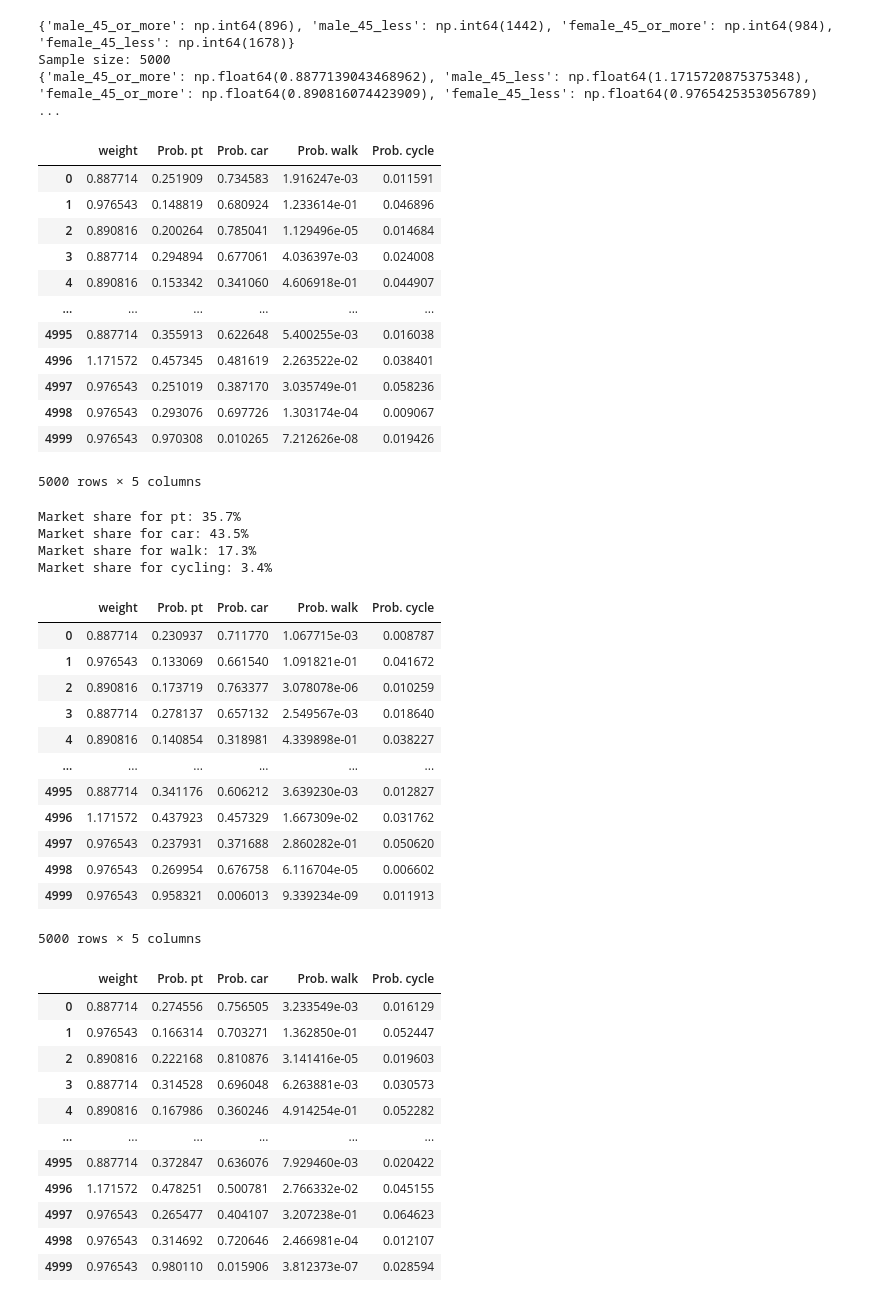
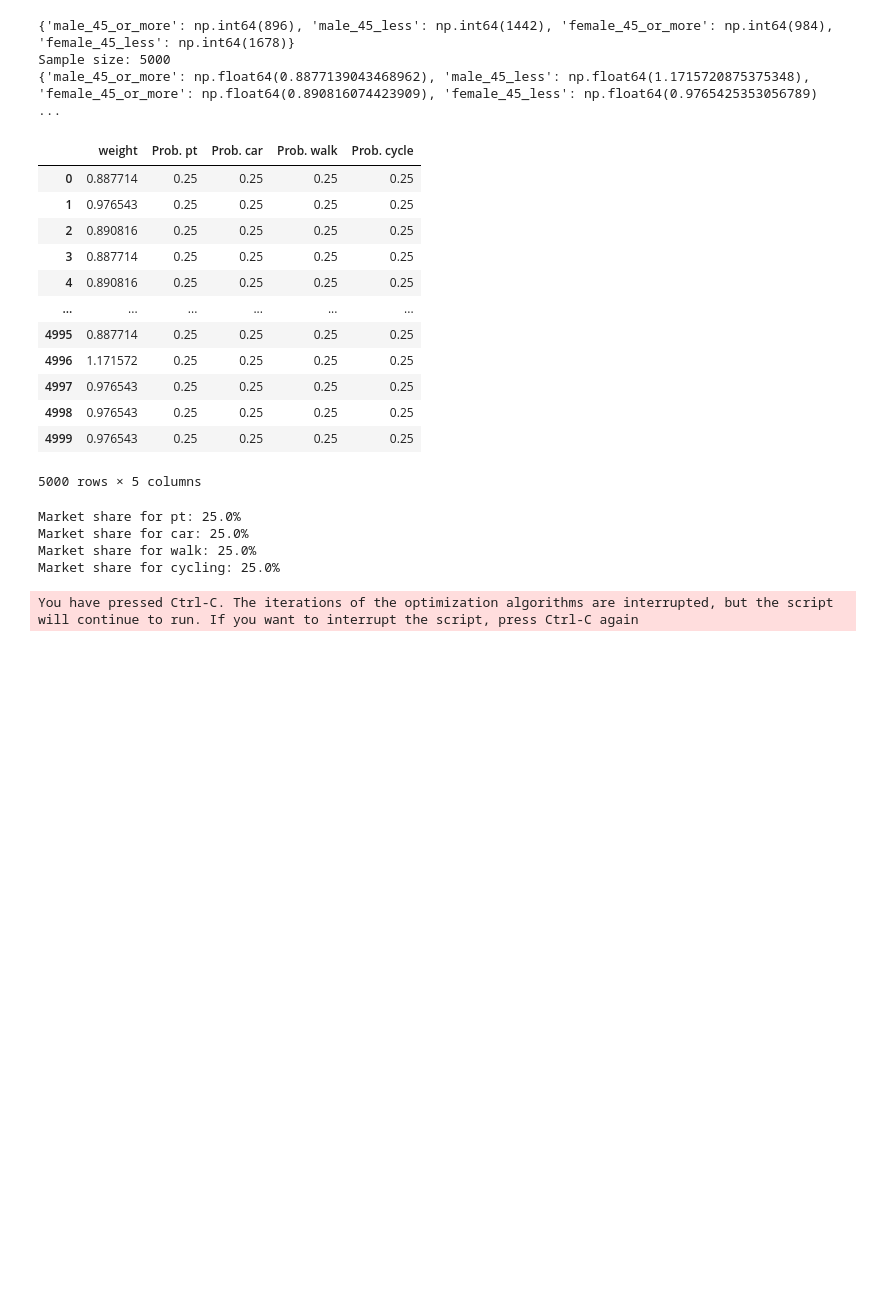
Before and after one commit to jayati-17/Discrete_choice_modelling, a Jupyter notebook: nb_Leo copy.ipynb, the cells around one changed output. Saved outputs shown, nothing was run; the diff lists cells and outputs as text; code cells hidden in the pictures; blank space fills up the shorter version.

```diff
--- a/nb_Leo copy.ipynb
+++ b/nb_Leo copy.ipynb
@@ -572,6 +668,5 @@ all_results['Model_3'] = biogeme.estimate()
 # %%
-# MODEL 4
-
+# FORECASTING
 
 # Define driving cost
 cost_driving = cost_driving_ccharge + cost_driving_fuel
@@ -631,15 +726,8 @@ v_driving = asc_driving + beta_tt_driving * time_driving + (1/mx_age) * beta_tt_
 
 V = {1: v_walking, 2: v_cycling, 3: v_pt, 4: v_driving}
 
-logprob_m4 = lognested(V, None, nests, travel_mode)
+logprob_forecasting = lognested(V, None, nests, travel_mode)
 
-model_4 = bio.BIOGEME(database, logprob_m4)
-model_4.modelName = 'model_4'
-
-results_m4 = biogeme.estimate()
-model_4_loglike = results.data.logLike
-model_4__numParam = results.get_estimated_parameters().shape[0]
-
-all_results['model_4'] = biogeme.estimate()
-model_4.get_estimated_parameters()
+model_forecasting = bio.BIOGEME(database, logprob_m4)
+model_forecasting.modelName = 'model_forecasting'
 # %% [output]
@@ -705,8 +769,6 @@ print(weights)
 Sample size: 5000
 {'male_45_or_more': np.float64(0.8877139043468962), 'male_45_less': np.float64(1.1715720875375348), 'female_45_or_more': np.float64(0.890816074423909), 'female_45_less': np.float64(0.9765425353056789) ...
 # %%
-
-
 from biogeme.biogeme import BIOGEME
 from biogeme.expressions import Beta, Variable, log, exp
 
@@ -735,7 +797,7 @@ database = db.Database('london', data_filtered)
 
 
 biosim = BIOGEME(database, simulate)
-simulated_values = biosim.simulate(results_m4.get_beta_values())
+simulated_values = biosim.simulate(model_forecasting.get_beta_values())
 display(simulated_values)
 
 simulated_values['Weighted pt'] = (
@@ -747,74 +809,50 @@ simulated_values['Weighted car'] = (
 
 simulated_values['Weighted walk'] = (
     simulated_values['weight'] * simulated_values['Prob. walk']
 )
 simulated_values['Weighted cycle'] = (
     simulated_values['weight'] * simulated_values['Prob. cycle']
 )
 
 
 market_share_pt = simulated_values['Weighted pt'].mean()
 print(f'Market share for pt: {100*market_share_pt:.1f}%')
 
 market_share_car = simulated_values['Weighted car'].mean()
 print(f'Market share for car: {100*market_share_car:.1f}%')
 
 market_share_walk = simulated_values['Weighted walk'].mean()
 print(f'Market share for walk: {100*market_share_walk:.1f}%')
 
 market_share_cycle = simulated_values['Weighted cycle'].mean()
 print(f'Market share for cycling: {100*market_share_cycle:.1f}%')
 
-model_4.bootstrap_samples = 100
-results_bootstrapping = model_4.estimate(run_bootstrap=True)
+model_forecasting.bootstrap_samples = 100
+results_bootstrapping = model_forecasting.estimate(run_bootstrap=True)
 
-betas = model_4.free_beta_names
+betas = model_forecasting.free_beta_names
 b = results_bootstrapping.get_betas_for_sensitivity_analysis(betas)
 left, right = biosim.confidence_intervals(b, 0.9)
 
 display(left)
 
 display(right)
 # %% [output]
 |  | weight | Prob. pt | Prob. car | Prob. walk | Prob. cycle |
-| 0 | 0.887714 | 0.251909 | 0.734583 | 1.916247e-03 | 0.011591 |
-| 1 | 0.976543 | 0.148819 | 0.680924 | 1.233614e-01 | 0.046896 |
-| 2 | 0.890816 | 0.200264 | 0.785041 | 1.129496e-05 | 0.014684 |
-| 3 | 0.887714 | 0.294894 | 0.677061 | 4.036397e-03 | 0.024008 |
-| 4 | 0.890816 | 0.153342 | 0.341060 | 4.606918e-01 | 0.044907 |
+| 0 | 0.887714 | 0.25 | 0.25 | 0.25 | 0.25 |
+| 1 | 0.976543 | 0.25 | 0.25 | 0.25 | 0.25 |
+| 2 | 0.890816 | 0.25 | 0.25 | 0.25 | 0.25 |
+| 3 | 0.887714 | 0.25 | 0.25 | 0.25 | 0.25 |
+| 4 | 0.890816 | 0.25 | 0.25 | 0.25 | 0.25 |
 | ... | ... | ... | ... | ... | ... |
-| 4995 | 0.887714 | 0.355913 | 0.622648 | 5.400255e-03 | 0.016038 |
-| 4996 | 1.171572 | 0.457345 | 0.481619 | 2.263522e-02 | 0.038401 |
-| 4997 | 0.976543 | 0.251019 | 0.387170 | 3.035749e-01 | 0.058236 |
-| 4998 | 0.976543 | 0.293076 | 0.697726 | 1.303174e-04 | 0.009067 |
-| 4999 | 0.976543 | 0.970308 | 0.010265 | 7.212626e-08 | 0.019426 |
+| 4995 | 0.887714 | 0.25 | 0.25 | 0.25 | 0.25 |
+| 4996 | 1.171572 | 0.25 | 0.25 | 0.25 | 0.25 |
+| 4997 | 0.976543 | 0.25 | 0.25 | 0.25 | 0.25 |
+| 4998 | 0.976543 | 0.25 | 0.25 | 0.25 | 0.25 |
+| 4999 | 0.976543 | 0.25 | 0.25 | 0.25 | 0.25 |
 5000 rows × 5 columns
-Market share for pt: 35.7%
-Market share for car: 43.5%
-Market share for walk: 17.3%
-Market share for cycling: 3.4%
+Market share for pt: 25.0%
+Market share for car: 25.0%
+Market share for walk: 25.0%
+Market share for cycling: 25.0%
-|  | weight | Prob. pt | Prob. car | Prob. walk | Prob. cycle |
-| 0 | 0.887714 | 0.230937 | 0.711770 | 1.067715e-03 | 0.008787 |
-| 1 | 0.976543 | 0.133069 | 0.661540 | 1.091821e-01 | 0.041672 |
-| 2 | 0.890816 | 0.173719 | 0.763377 | 3.078078e-06 | 0.010259 |
-| 3 | 0.887714 | 0.278137 | 0.657132 | 2.549567e-03 | 0.018640 |
-| 4 | 0.890816 | 0.140854 | 0.318981 | 4.339898e-01 | 0.038227 |
-| ... | ... | ... | ... | ... | ... |
-| 4995 | 0.887714 | 0.341176 | 0.606212 | 3.639230e-03 | 0.012827 |
-| 4996 | 1.171572 | 0.437923 | 0.457329 | 1.667309e-02 | 0.031762 |
-| 4997 | 0.976543 | 0.237931 | 0.371688 | 2.860282e-01 | 0.050620 |
-| 4998 | 0.976543 | 0.269954 | 0.676758 | 6.116704e-05 | 0.006602 |
-| 4999 | 0.976543 | 0.958321 | 0.006013 | 9.339234e-09 | 0.011913 |
-5000 rows × 5 columns
+You have pressed Ctrl-C. The iterations of the optimization algorithms are interrupted, but the script will continue to run. If you want to interrupt the script, press Ctrl-C again
-|  | weight | Prob. pt | Prob. car | Prob. walk | Prob. cycle |
-| 0 | 0.887714 | 0.274556 | 0.756505 | 3.233549e-03 | 0.016129 |
-| 1 | 0.976543 | 0.166314 | 0.703271 | 1.362850e-01 | 0.052447 |
-| 2 | 0.890816 | 0.222168 | 0.810876 | 3.141416e-05 | 0.019603 |
-| 3 | 0.887714 | 0.314528 | 0.696048 | 6.263881e-03 | 0.030573 |
-| 4 | 0.890816 | 0.167986 | 0.360246 | 4.914254e-01 | 0.052282 |
-| ... | ... | ... | ... | ... | ... |
-| 4995 | 0.887714 | 0.372847 | 0.636076 | 7.929460e-03 | 0.020422 |
-| 4996 | 1.171572 | 0.478251 | 0.500781 | 2.766332e-02 | 0.045155 |
-| 4997 | 0.976543 | 0.265477 | 0.404107 | 3.207238e-01 | 0.064623 |
-| 4998 | 0.976543 | 0.314692 | 0.720646 | 2.466981e-04 | 0.012107 |
-| 4999 | 0.976543 | 0.980110 | 0.015906 | 3.812373e-07 | 0.028594 |
```
Also changed, not shown: parts of 7 cells of this notebook.
